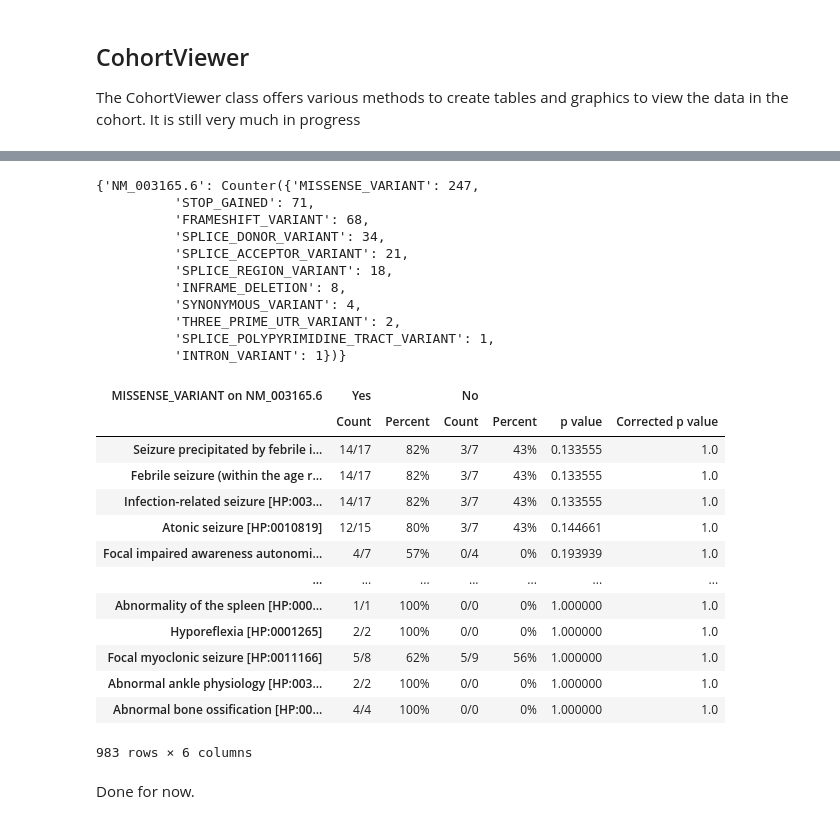
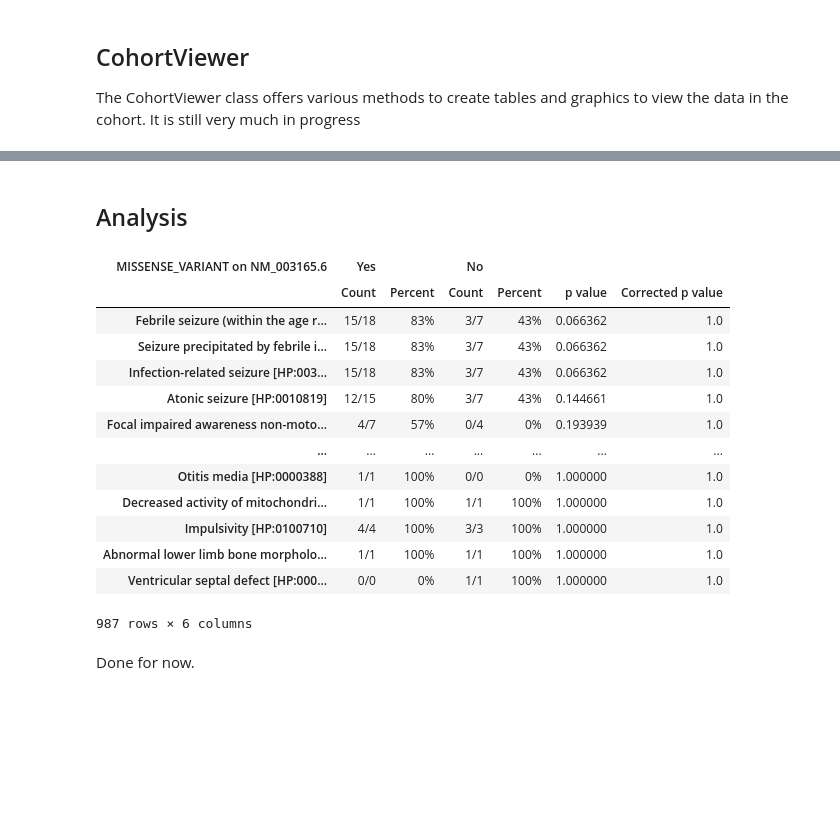
Before and after one commit to monarch-initiative/gpsea, a Jupyter notebook: notebooks/STXBP1/STXBP1.ipynb, the cells around one changed output, grey strips where cells are left out. Drawn from its saved outputs; the diff is of its cells as text; code cells hidden in the pictures; blank space fills up the shorter version.

```diff
--- a/notebooks/STXBP1/STXBP1.ipynb
+++ b/notebooks/STXBP1/STXBP1.ipynb
@@ -17,3 +21,5 @@ Loaded HPO v2023-10-09
+# %%
+tx_id = 'NM_003165.6'
 # %%
 from genophenocorr.preprocessing import configure_caching_cohort_creator
 cohort_creator = configure_caching_cohort_creator(hpo, timeout=20)
@@ -102,17 +107,5 @@ Counts of annotations to HPO terms for the 462 in the cohort
-# %%
-cohort.list_data_by_tx('NM_003165.6')
-# %% [output]
-{'NM_003165.6': Counter({'MISSENSE_VARIANT': 247,
-          'STOP_GAINED': 71,
-          'FRAMESHIFT_VARIANT': 68,
-          'SPLICE_DONOR_VARIANT': 34,
-          'SPLICE_ACCEPTOR_VARIANT': 21,
-          'SPLICE_REGION_VARIANT': 18,
-          'INFRAME_DELETION': 8,
-          'SYNONYMOUS_VARIANT': 4,
-          'THREE_PRIME_UTR_VARIANT': 2,
-          'SPLICE_POLYPYRIMIDINE_TRACT_VARIANT': 1,
-          'INTRON_VARIANT': 1})}
+# %% [markdown]
+## Analysis
 # %%
 from genophenocorr.analysis import configure_cohort_analysis, CohortAnalysisConfiguration
 from genophenocorr.model import VariantEffect
@@ -123,22 +116,22 @@ analysis = configure_cohort_analysis(cohort, hpo, config=config)
 # %%
 from genophenocorr.analysis.predicate import PatientCategories
 
-missense = analysis.compare_by_variant_effect(VariantEffect.MISSENSE_VARIANT, tx_id='NM_003165.6')
+missense = analysis.compare_by_variant_effect(VariantEffect.MISSENSE_VARIANT, tx_id=tx_id)
 missense.summarize(hpo, category=PatientCategories.YES)
 # %% [output]
 | MISSENSE_VARIANT on NM_003165.6 | Yes |  | No |  |  |  |
 |  | Count | Percent | Count | Percent | p value | Corrected p value |
-| Seizure precipitated by febrile i... | 14/17 | 82% | 3/7 | 43% | 0.133555 | 1.0 |
-| Febrile seizure (within the age r... | 14/17 | 82% | 3/7 | 43% | 0.133555 | 1.0 |
-| Infection-related seizure [HP:003... | 14/17 | 82% | 3/7 | 43% | 0.133555 | 1.0 |
+| Febrile seizure (within the age r... | 15/18 | 83% | 3/7 | 43% | 0.066362 | 1.0 |
+| Seizure precipitated by febrile i... | 15/18 | 83% | 3/7 | 43% | 0.066362 | 1.0 |
+| Infection-related seizure [HP:003... | 15/18 | 83% | 3/7 | 43% | 0.066362 | 1.0 |
 | Atonic seizure [HP:0010819] | 12/15 | 80% | 3/7 | 43% | 0.144661 | 1.0 |
-| Focal impaired awareness autonomi... | 4/7 | 57% | 0/4 | 0% | 0.193939 | 1.0 |
+| Focal impaired awareness non-moto... | 4/7 | 57% | 0/4 | 0% | 0.193939 | 1.0 |
 | ... | ... | ... | ... | ... | ... | ... |
-| Abnormality of the spleen [HP:000... | 1/1 | 100% | 0/0 | 0% | 1.000000 | 1.0 |
-| Hyporeflexia [HP:0001265] | 2/2 | 100% | 0/0 | 0% | 1.000000 | 1.0 |
-| Focal myoclonic seizure [HP:0011166] | 5/8 | 62% | 5/9 | 56% | 1.000000 | 1.0 |
-| Abnormal ankle physiology [HP:003... | 2/2 | 100% | 0/0 | 0% | 1.000000 | 1.0 |
-| Abnormal bone ossification [HP:00... | 4/4 | 100% | 0/0 | 0% | 1.000000 | 1.0 |
+| Otitis media [HP:0000388] | 1/1 | 100% | 0/0 | 0% | 1.000000 | 1.0 |
+| Decreased activity of mitochondri... | 1/1 | 100% | 1/1 | 100% | 1.000000 | 1.0 |
+| Impulsivity [HP:0100710] | 4/4 | 100% | 3/3 | 100% | 1.000000 | 1.0 |
+| Abnormal lower limb bone morpholo... | 1/1 | 100% | 1/1 | 100% | 1.000000 | 1.0 |
+| Ventricular septal defect [HP:000... | 0/0 | 0% | 1/1 | 100% | 1.000000 | 1.0 |
-983 rows × 6 columns
+987 rows × 6 columns
 # %% [markdown]
 Done for now.
```
Also changed, not shown: parts of 7 cells of this notebook, 4 other files.
